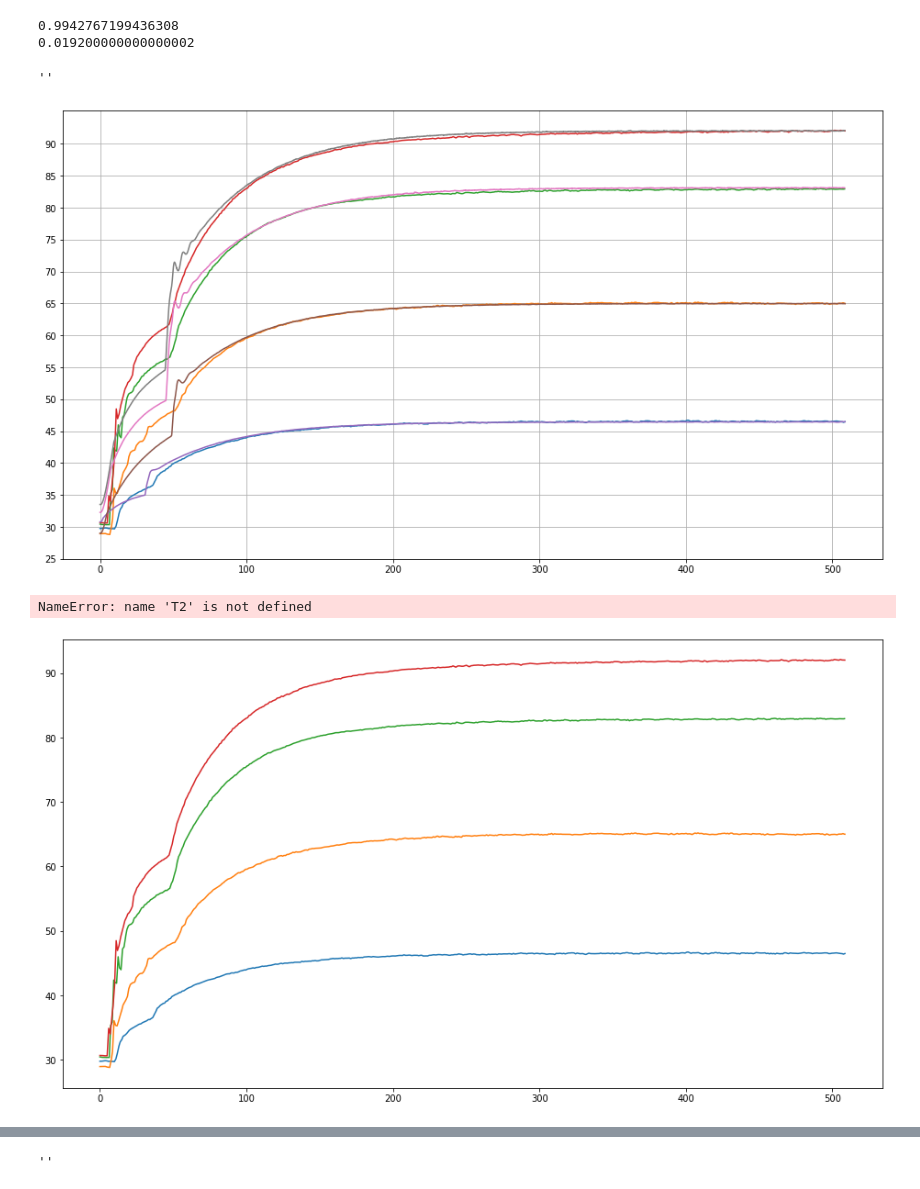
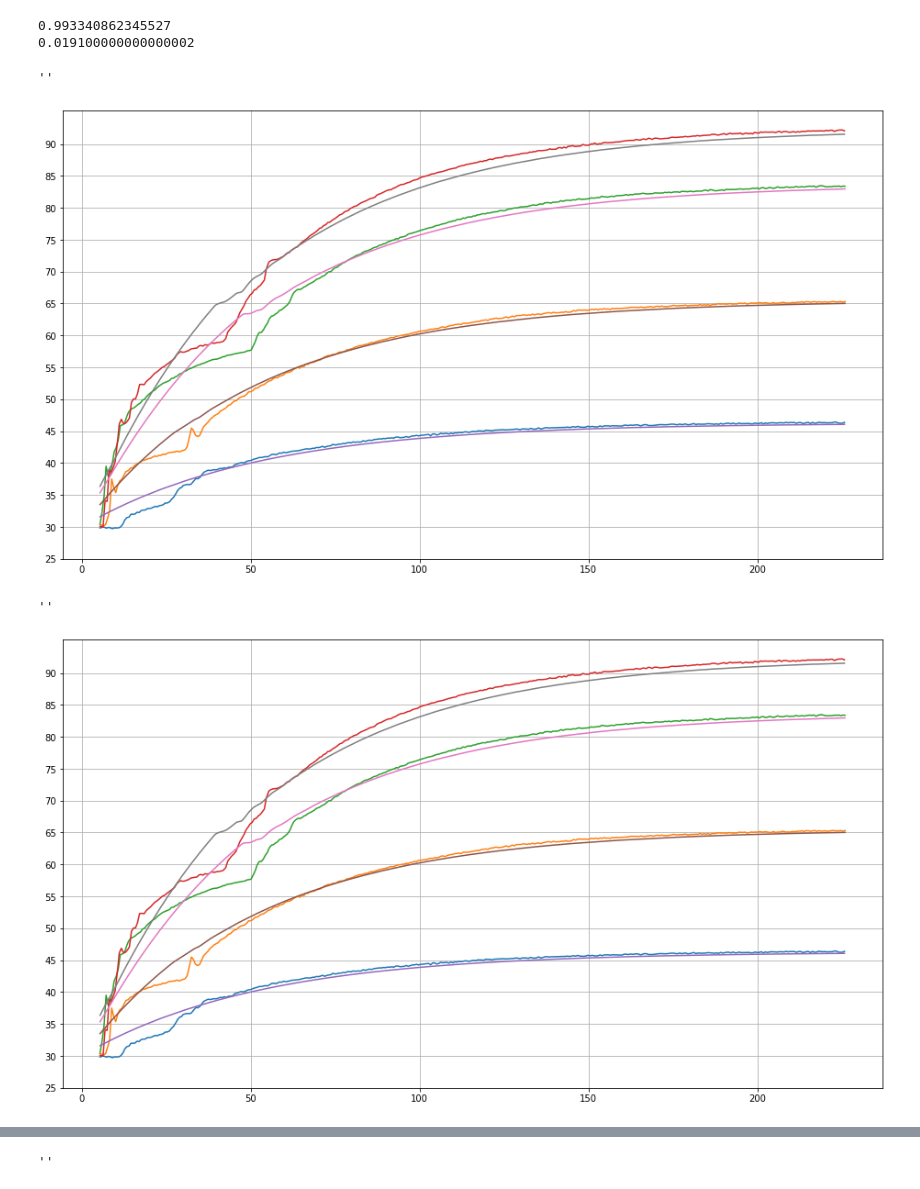
Before and after one commit to joshlwhitehead/work, a Jupyter notebook: analysis/heat/dataqstuff/activityTempMod.ipynb, the cells around one changed output, grey strips where cells are left out. Drawn from its saved outputs; the diff is of its cells as text; code cells hidden in the pictures.

```diff
--- a/analysis/heat/dataqstuff/activityTempMod.ipynb
+++ b/analysis/heat/dataqstuff/activityTempMod.ipynb
@@ -8,10 +8,10 @@ import dataToVar as dat
 # c = dat.h90
 # d = dat.h100
 
-# a = dat.h50_noInsert
-# b = dat.h70_noInsert
-# c = dat.h90_noInsert
-# d = dat.h100_noInsert
+a = dat.h50_noInsert
+b = dat.h70_noInsert
+c = dat.h90_noInsert
+d = dat.h100_noInsert
 
 a = dat.h50_insert
 b = dat.h70_insert
@@ -34,10 +34,10 @@ sampRaw = []
 time = []
 Ttherm = []
 for i in totalDat:
-    samp.append(-i[2][:shortest]+max(i[2]))
-    sampRaw.append(i[2][:shortest])
-    time.append(i[0][:shortest])
-    Ttherm.append(np.array(i[1][:shortest]))
+    samp.append(-i[2][119:shortest]+max(i[2]))
+    sampRaw.append(i[2][119:shortest])
+    time.append(i[0][119:shortest])
+    Ttherm.append(np.array(i[1][119:shortest]))
 
 
 for i in Ttherm:
@@ -77,12 +77,12 @@ def r2(y,fit):
 # def decay(lam):
 #     return (max(totalDat[i][2])-min(totalDat[i][2]))*np.exp(-lam*time[i])
 
+# def T(lam,Tset,time):
+#     offset = aa*Tset**2+bb*Tset+cc
+#     return (-Tset+offset+30)*np.exp(-lam*time)+Tset-offset
 def T(lam,Tset,time):
     offset = aa*Tset**2+bb*Tset+cc
-    return (-Tset+offset+Tset[0])*np.exp(-lam*time)+Tset-offset
-# def T(lam,Tset,time):
-#     offset = aa*Tset**2+bb*Tset+cc
-#     return (-Tset[-1]+offset+Tset[0])*np.exp(-lam*time)+Tset[-1]-offset
+    return (-Tset[-1]+offset+30)*np.exp(-lam*time)+Tset[-1]-offset
 
 
 
@@ -112,13 +112,13 @@ for i in tries:
 
     r = r2(zlist,zlistFitShape)
 
-    if r >= .7 and r <= 1:
+    if r >= 0 and r <= 1:
         rr[r] = i
 print(max(rr.keys()))
 print(rr[max(rr.keys())])
 # %% [output]
-0.9942767199436308
-0.019200000000000002
+0.993340862345527
+0.019100000000000002
 # %%
 plt.figure(figsize=(16,9))
 for i in range(len(sampRaw)):
@@ -134,23 +134,23 @@ plt.yticks(np.arange(25,95,5))
 ;
 # %% [output]
 ''
-[figure, old version]
+[figure, new version]
 # %%
 
 
 plt.figure(figsize=(16,9))
 for i in range(len(sampRaw)):
     plt.plot(time[i],sampRaw[i])
 for i in range(len(totalDat)):
-    plt.plot(time[i],T2(rr[max(rr.keys())],Ttherm[i],time[i]))
+    plt.plot(time[i],T(rr[max(rr.keys())],Ttherm[i],time[i]))
     # plt.plot(time[i],T(.025,Ttherm[i],time[i]))
 plt.grid()
 plt.yticks(np.arange(25,95,5))
 # plt.xticks(np.arange(0,500,50))
 ;
 # %% [output]
-NameError: name 'T2' is not defined
+''
-[figure, old version]
+[figure, new version]
 # %%
 fullSamp = np.array(dat.full_insertC[2])#[:17000]
 fullTherm = np.array(dat.full_insertC[1])#[:1700])
```
Also changed, not shown: parts of 2 cells of this notebook, 2 other files.
